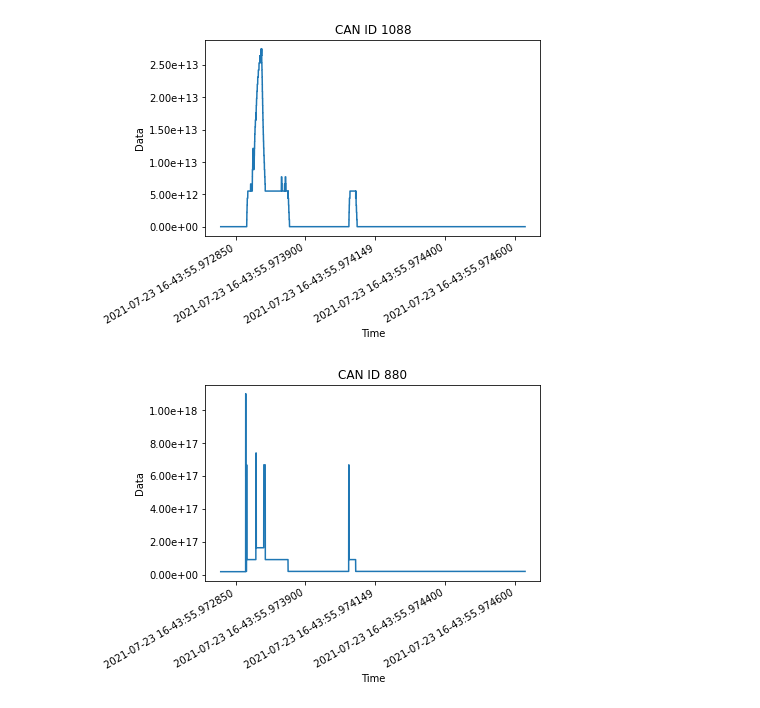
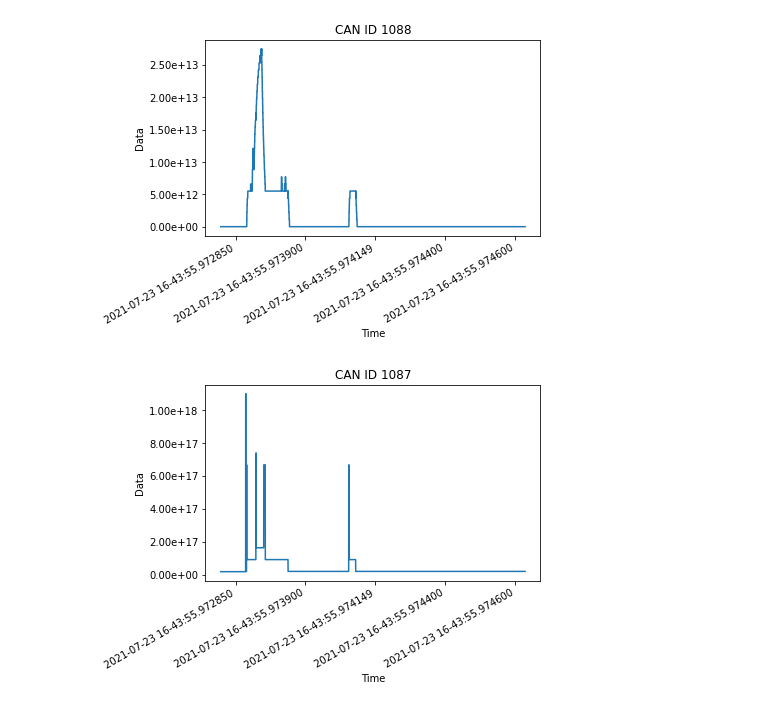
Before and after one commit to PabloT30/vehicle-testing, a Jupyter notebook: CAN_Analysis_KIA_Sportage_2015.ipynb, the cells around one changed output. Saved outputs shown, nothing was run; the diff lists cells and outputs as text; code cells hidden in the pictures.

```diff
--- a/CAN_Analysis_KIA_Sportage_2015.ipynb
+++ b/CAN_Analysis_KIA_Sportage_2015.ipynb
@@ -379,12 +379,12 @@ plt.show()
 [figure]
 # %%
 ax = can[can['can_id'] == 1087]['data_dec'].plot()
-plt.title('CAN ID 880')
+plt.title('CAN ID 1087')
 plt.xlabel('Time')
 plt.ylabel('Data')
 tick_labels = can.index.strftime('%Y-%m-%d %H-%M:%S.%f')
 ax.xaxis.set_major_formatter(ticker.FixedFormatter(tick_labels))
 ax.yaxis.set_major_formatter(ticker.FormatStrFormatter('%.2e'))
 plt.show()
 # %% [output]
-[figure, old version]
+[figure, new version]
```
